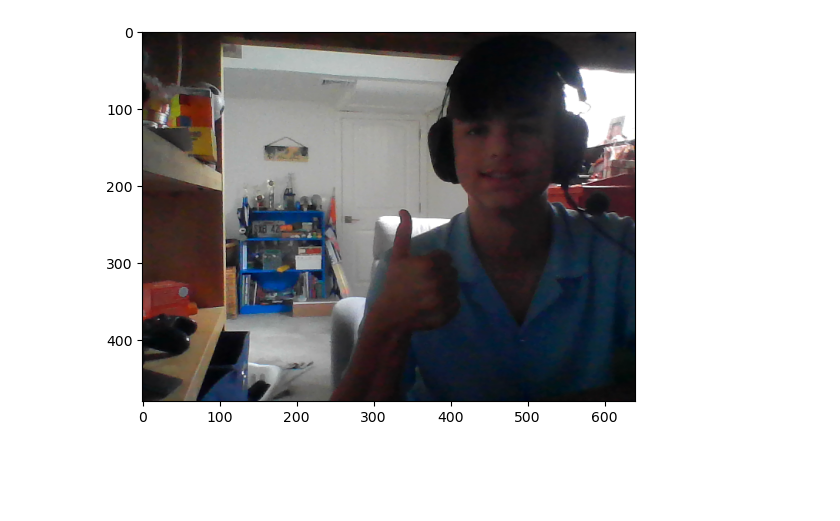
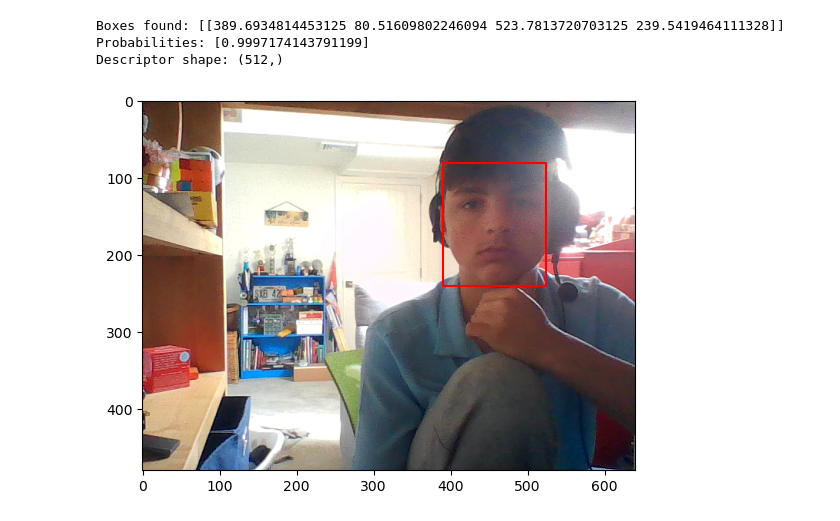
Before and after one commit to rutvim2009/BWSI_CogWorks_Team_1, a Jupyter notebook: Week2/testing.ipynb, the cells around one changed output. Cells and saved outputs as stored; diff of their text form; code cells hidden in the pictures; blank space fills up the shorter version.

```diff
--- a/Week2/testing.ipynb
+++ b/Week2/testing.ipynb
@@ -4,20 +4,50 @@ os.environ["KMP_DUPLICATE_LIB_OK"] = "TRUE"
 # %%
 import cv2
 from facerecognizer import *
-def take_picture_cv2(port=0):
-    cap = cv2.VideoCapture(port)
-    ok, frame = cap.read()
+def take_picture_cv2(port=0, backend=cv2.CAP_DSHOW):
+    cap = cv2.VideoCapture(port, backend)
+    if not cap.isOpened():
+        raise RuntimeError(f"Could not open camera at port {port}")
+    ok, frame_bgr = cap.read()
     cap.release()
-    if not ok or frame is None:
+    if not ok or frame_bgr is None:
         raise RuntimeError("Failed to capture frame")
-    return frame[..., ::-1]  # BGR -> RGB
+    return frame_bgr  # BGR, shape (R, C, 3)
-# %%
-import matplotlib.pyplot as plt
-
-img_array = take_picture_cv2()  # or take_picture_cv2(port=0) if needed
-
-fig, ax = plt.subplots()
-ax.imshow(img_array)
-plt.show()
-# %% [output]
-[figure, removed]
+# %%
+import os
+os.environ["KMP_DUPLICATE_LIB_OK"] = "TRUE"
+
+import matplotlib.pyplot as plt
+from facerecognizer import jpg_to_rgb
+from facenet_models import FacenetModel
+
+model = FacenetModel()
+# pick any one LFW image to test on
+"""test_path = "Image_Dataset\\lfw-funneled\\lfw_funneled\\Aaron_Eckhart\\Aaron_Eckhart_0001.jpg"
+img = jpg_to_rgb(image_path=test_path)"""
+import matplotlib.pyplot as plt
+
+img_bgr = take_picture_cv2()
+img = cv2.cvtColor(img_bgr, cv2.COLOR_BGR2RGB)
+boxes, probs, landmarks = model.detect(img)
+print("Boxes found:", boxes)
+print("Probabilities:", probs)
+
+if boxes is not None and len(boxes) > 0:
+    descriptors = model.compute_descriptors(img, boxes)
+    print("Descriptor shape:", descriptors[0].shape)  # should be (512,)
+else:
+    print("No face detected in this image")
+
+# visualize the detection
+fig, ax = plt.subplots()
+ax.imshow(img)
+if boxes is not None:
+    for x1, y1, x2, y2 in boxes:
+        ax.plot([x1,x2,x2,x1,x1], [y1,y1,y2,y2,y1], color="red")
+plt.show()
+# %% [output]
+Boxes found: [[389.6934814453125 80.51609802246094 523.7813720703125 239.5419464111328]]
+Probabilities: [0.9997174143791199]
+Descriptor shape: (512,)
+[figure, added]
```
Also changed, not shown: parts of 3 cells of this notebook, 3 other files.
